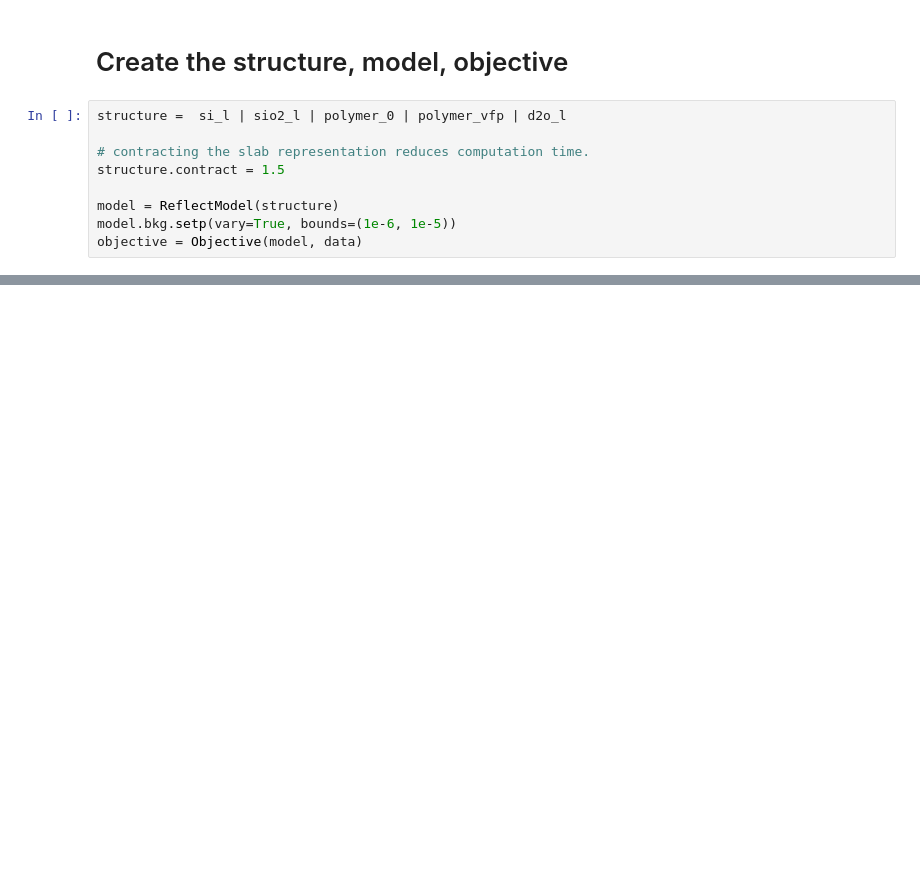
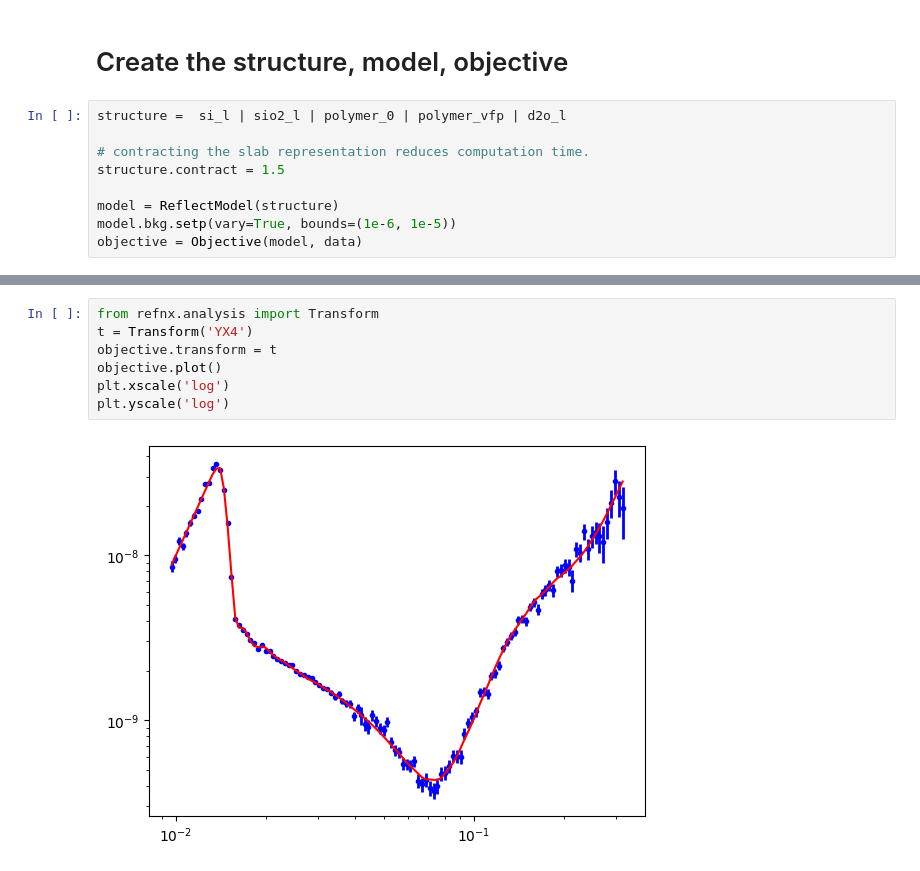
Before and after one commit to refnx/refnx-models, a Jupyter notebook: polymer_brushes/FreeformVFP-example.ipynb, the cells around one changed output, grey strips where cells are left out. Cells and saved outputs as stored; diff of their text form; blank space fills up the shorter version.

```diff
--- a/polymer_brushes/FreeformVFP-example.ipynb
+++ b/polymer_brushes/FreeformVFP-example.ipynb
@@ -106,0 +135,9 @@ fig.tight_layout()
+# %%
+from refnx.analysis import Transform
+t = Transform('YX4')
+objective.transform = t
+objective.plot()
+plt.xscale('log')
+plt.yscale('log')
+# %% [output]
+[figure, added]
```
Also changed, not shown: parts of 8 cells of this notebook.
